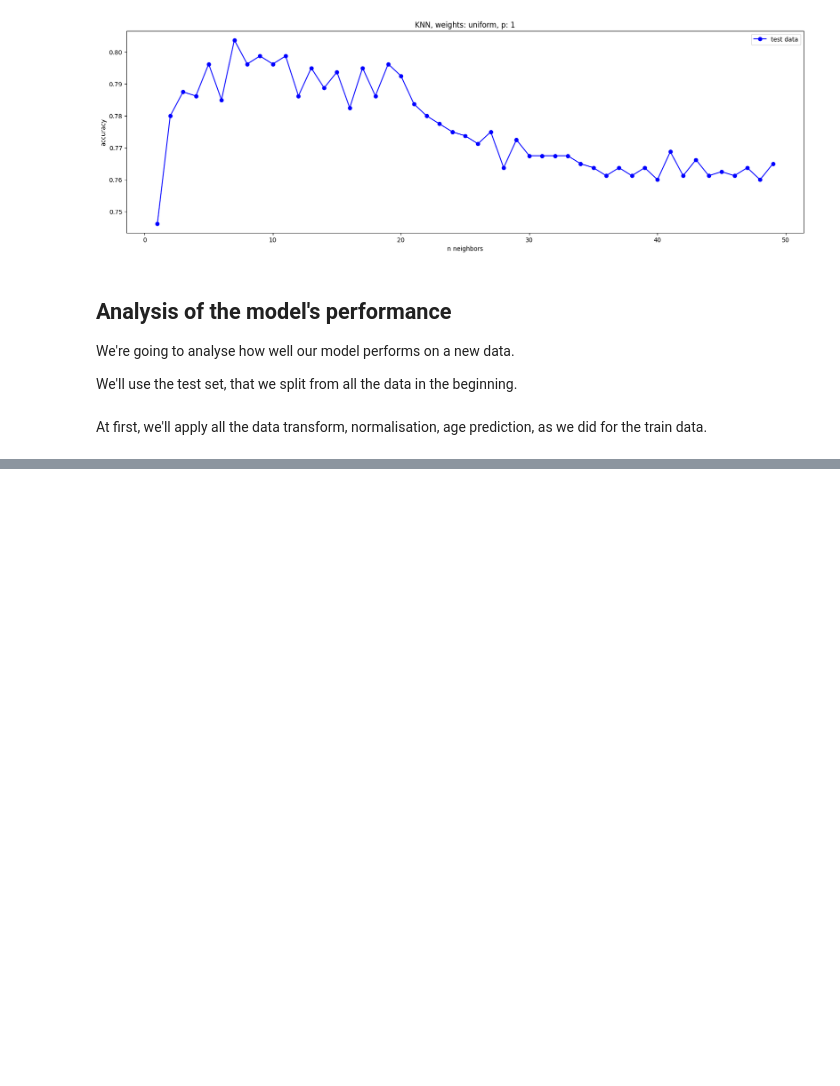
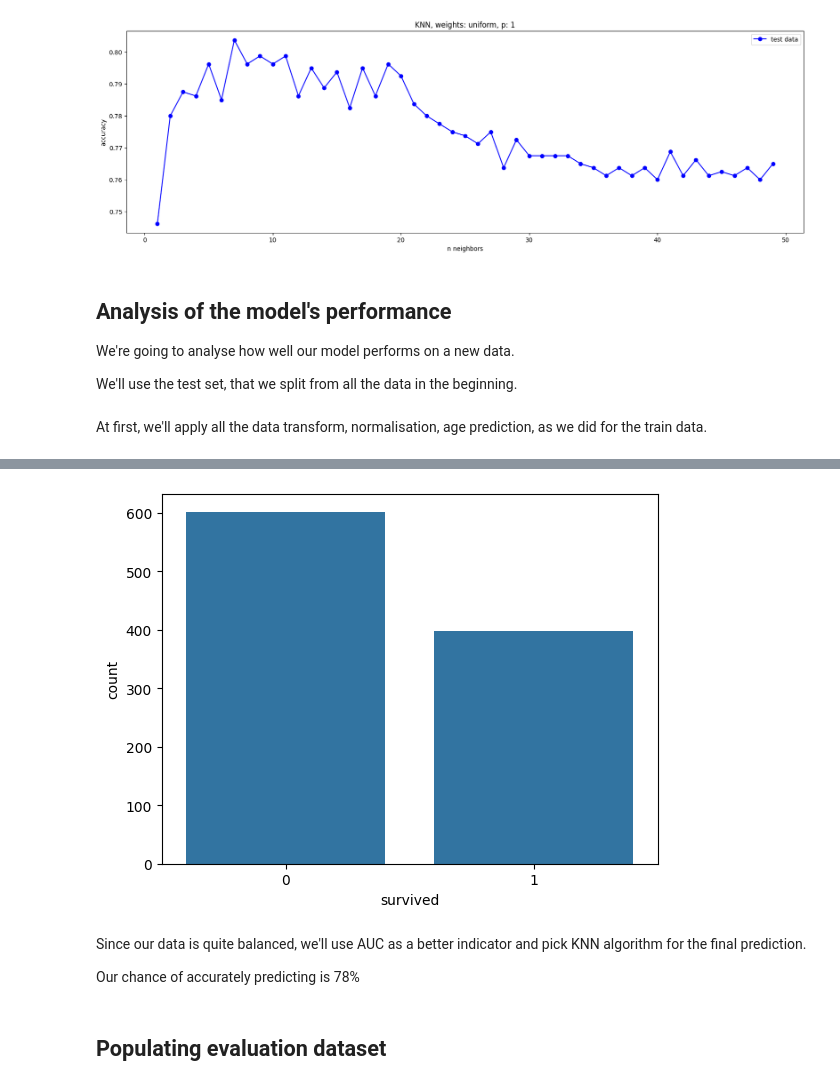
Before and after one commit to rikivols/machine_learning_exercises, a Jupyter notebook: 01/homework_01.ipynb, the cells around one changed output, grey strips where cells are left out. Saved outputs shown, nothing was run; the diff lists cells and outputs as text; code cells hidden in the pictures; blank space fills up the shorter version.

Commit message:
finished final predictions

```diff
--- a/01/homework_01.ipynb
+++ b/01/homework_01.ipynb
@@ -638,0 +666,11 @@ for feature, importance in zip(Xtrain.columns, feature_importances):
+# %%
+df = pd.read_csv('data.csv')
+sns.countplot(x='survived', data=df);
+# %% [output]
+[figure, added]
+# %% [markdown]
+Since our data is quite balanced, we'll use AUC as a better indicator and pick KNN algorithm for the final prediction.
+
+Our chance of accurately predicting is 78%
+# %% [markdown]
+<h2>Populating evaluation dataset</h2>
```
Also changed, not shown: parts of 21 cells of this notebook, 1 other file.
